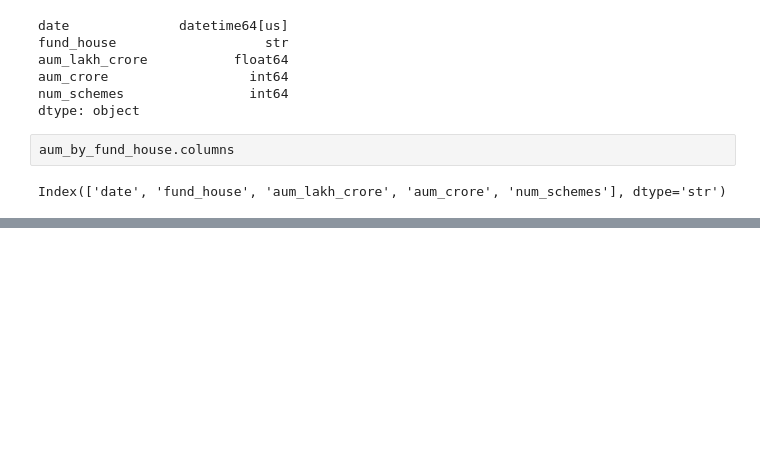
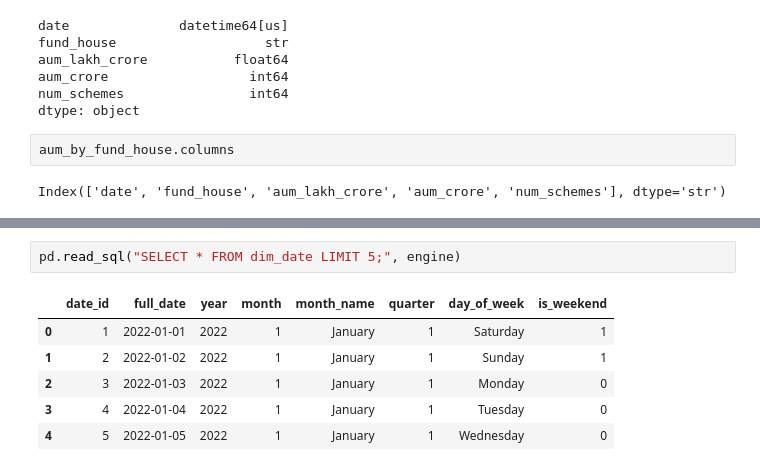
Before and after one commit to aksheyei/Mutual-Fund-Analysis, a Jupyter notebook: notebooks/day2_data_cleaning.ipynb, the cells around one changed output, grey strips where cells are left out. Saved outputs shown, nothing was run; the diff lists cells and outputs as text; blank space fills up the shorter version.

```diff
--- a/notebooks/day2_data_cleaning.ipynb
+++ b/notebooks/day2_data_cleaning.ipynb
@@ -232,0 +413,9 @@ Index(['date', 'fund_house', 'aum_lakh_crore', 'aum_crore', 'num_schemes'], dtyp
+# %%
+pd.read_sql("SELECT * FROM dim_date LIMIT 5;", engine)
+# %% [output]
+|  | date_id | full_date | year | month | month_name | quarter | day_of_week | is_weekend |
+| 0 | 1 | 2022-01-01 | 2022 | 1 | January | 1 | Saturday | 1 |
+| 1 | 2 | 2022-01-02 | 2022 | 1 | January | 1 | Sunday | 1 |
+| 2 | 3 | 2022-01-03 | 2022 | 1 | January | 1 | Monday | 0 |
+| 3 | 4 | 2022-01-04 | 2022 | 1 | January | 1 | Tuesday | 0 |
+| 4 | 5 | 2022-01-05 | 2022 | 1 | January | 1 | Wednesday | 0 |
```
Also changed, not shown: parts of 41 cells of this notebook, 1 other file.
